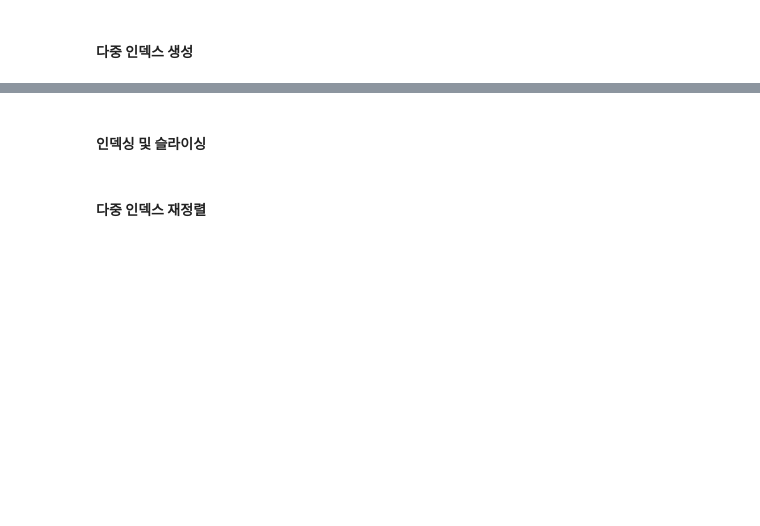
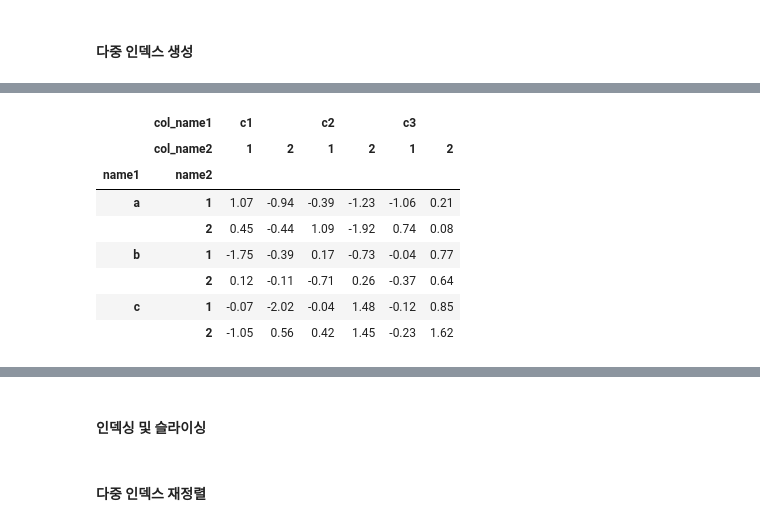
Before and after one commit to mkbahk/PandasLearning, a Jupyter notebook: _Pandas_한번에_제대로_배우기.ipynb, the cells around one changed output, grey strips where cells are left out. Saved outputs shown, nothing was run; the diff lists cells and outputs as text; code cells hidden in the pictures; blank space fills up the shorter version.

```diff
--- a/_Pandas_한번에_제대로_배우기.ipynb
+++ b/_Pandas_한번에_제대로_배우기.ipynb
@@ -659,0 +1012,20 @@ korea_df.iloc[:3, :2] #3행, 2열
+# %%
+idx = pd.MultiIndex.from_product([['a', 'b', 'c'], [1, 2]],
+                                 names=['name1', 'name2'])
+
+cols = pd.MultiIndex.from_product([['c1', 'c2', 'c3'],[1, 2]],
+                                  names=['col_name1', 'col_name2'])
+
+data = np.round(np.random.randn(6, 6), 2)
+mdf = pd.DataFrame(data, index=idx, columns=cols)
+mdf
+# %% [output]
+|  | col_name1 | c1 |  | c2 |  | c3 |  |
+|  | col_name2 | 1 | 2 | 1 | 2 | 1 | 2 |
+| name1 | name2 |  |  |  |  |  |  |
+| a | 1 | 1.07 | -0.94 | -0.39 | -1.23 | -1.06 | 0.21 |
+|  | 2 | 0.45 | -0.44 | 1.09 | -1.92 | 0.74 | 0.08 |
+| b | 1 | -1.75 | -0.39 | 0.17 | -0.73 | -0.04 | 0.77 |
+|  | 2 | 0.12 | -0.11 | -0.71 | 0.26 | -0.37 | 0.64 |
+| c | 1 | -0.07 | -2.02 | -0.04 | 1.48 | -0.12 | 0.85 |
+|  | 2 | -1.05 | 0.56 | 0.42 | 1.45 | -0.23 | 1.62 |
```
Also changed, not shown: parts of 27 cells of this notebook.
